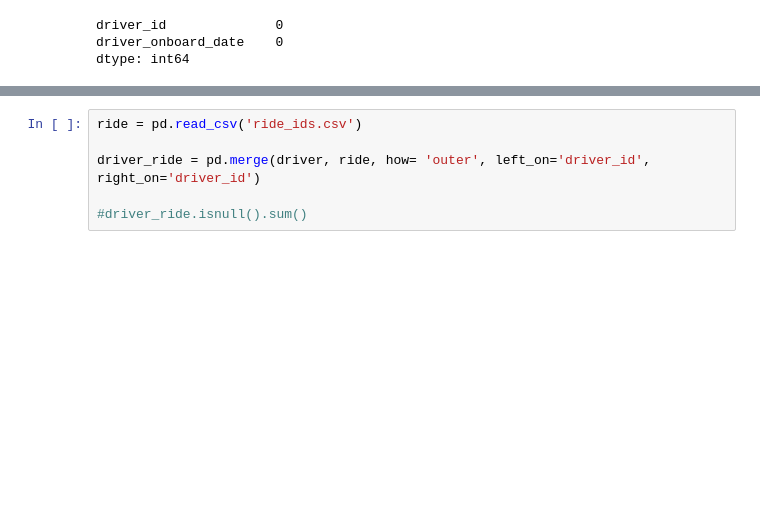
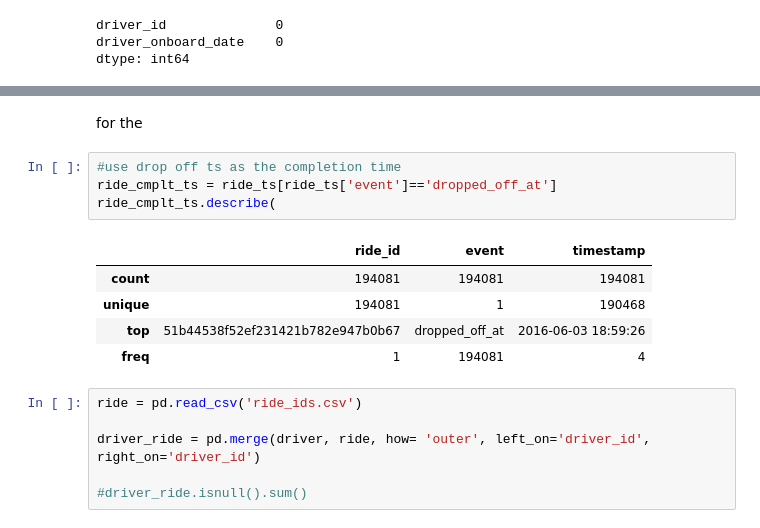
Before and after one commit to slu2009/data_work, a Jupyter notebook: Lyft Data Assignment.ipynb, the cells around one changed output, grey strips where cells are left out. Cells and saved outputs as stored; diff of their text form; blank space fills up the shorter version.

```diff
--- a/Lyft Data Assignment.ipynb
+++ b/Lyft Data Assignment.ipynb
@@ -83,3 +100,15 @@ Index([u'ride_id', u'event', u'timestamp'], dtype='object')
+# %% [markdown]
+for the
+# %%
+#use drop off ts as the completion time
+ride_cmplt_ts = ride_ts[ride_ts['event']=='dropped_off_at']
+ride_cmplt_ts.describe(
+# %% [output]
+|  | ride_id | event | timestamp |
+| count | 194081 | 194081 | 194081 |
+| unique | 194081 | 1 | 190468 |
+| top | 51b44538f52ef231421b782e947b0b67 | dropped_off_at | 2016-06-03 18:59:26 |
+| freq | 1 | 194081 | 4 |
 # %%
 ride = pd.read_csv('ride_ids.csv')
 
```
Also changed, not shown: parts of 7 cells of this notebook.
